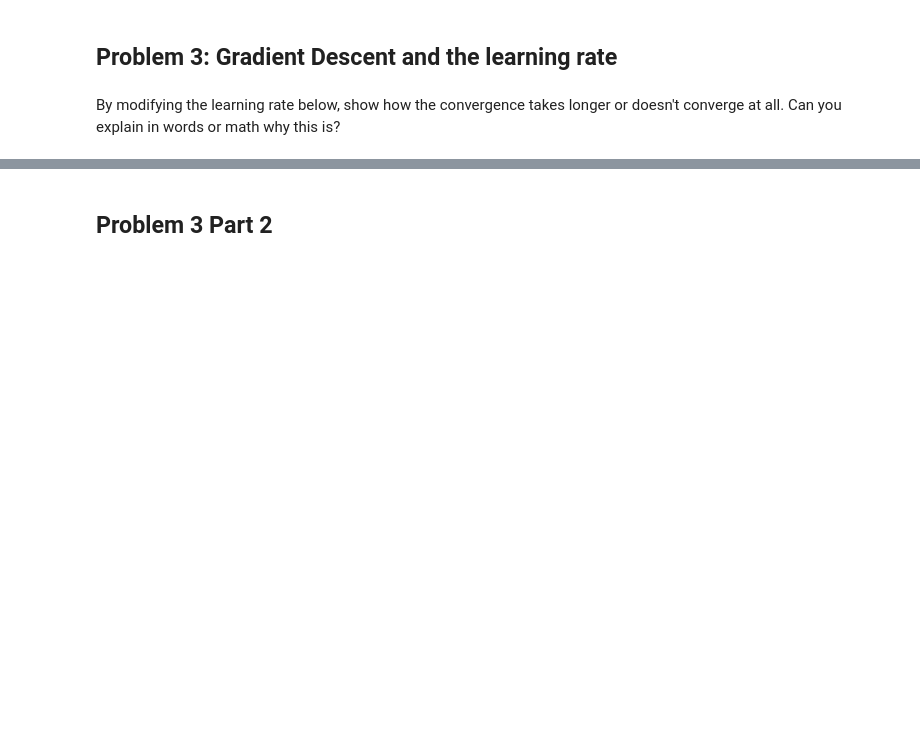
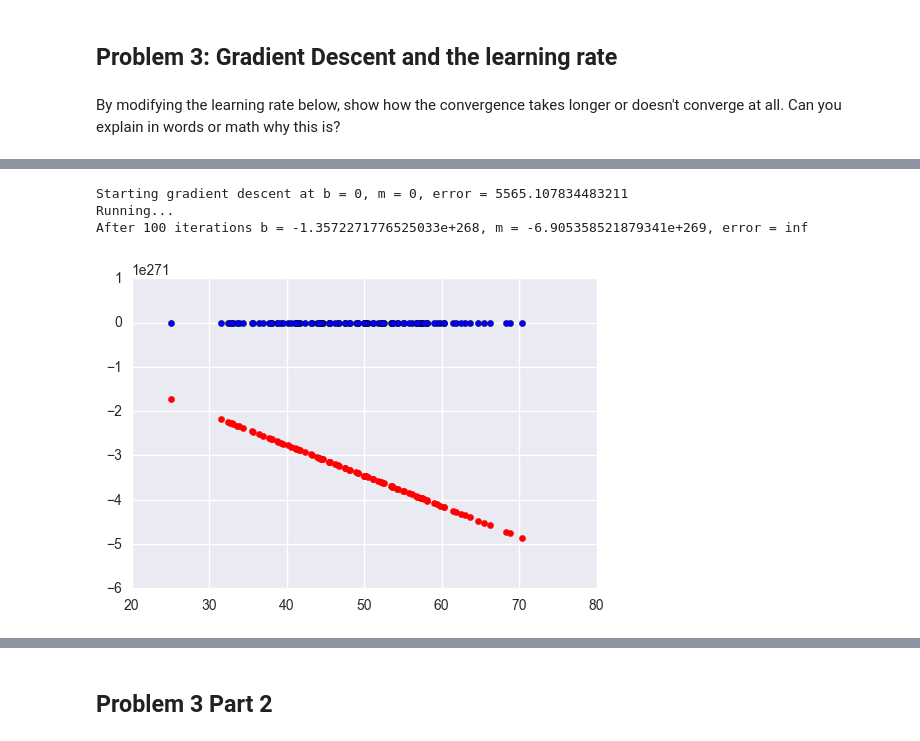
Before and after one commit to Columbia-Intro-Data-Science/python-introduction-radifi, a Jupyter notebook: Homework 1 - Github and Pandas-RachelField.ipynb, the cells around one changed output, grey strips where cells are left out. Cells and saved outputs as stored; diff of their text form; code cells hidden in the pictures; blank space fills up the shorter version.

```diff
--- a/Homework 1 - Github and Pandas-RachelField.ipynb
+++ b/Homework 1 - Github and Pandas-RachelField.ipynb
@@ -237 +329,22 @@ After 100 iterations b = 0.0350749705923, m = 1.47880271753, error = 112.6470566
 [figure]
+# %%
+def run(num_iterations):
+    points = genfromtxt("../data/data.csv", delimiter=",")
+    learning_rate = 0.1
+    initial_b = 0 # initial y-intercept guess
+    initial_m = 0 # initial slope guess
+    num_iterations = num_iterations
+    print ("Starting gradient descent at b = {0}, m = {1}, error = {2}".format(initial_b, initial_m, compute_error_for_line_given_points(initial_b, initial_m, points)))
+    print ("Running...")
+    [b, m] = gradient_descent_runner(points, initial_b, initial_m, learning_rate, num_iterations)
+    print ("After {0} iterations b = {1}, m = {2}, error = {3}".format(num_iterations, b, m, compute_error_for_line_given_points(b, m, points)))
+    for i in range(0,len(points)):
+        plt.scatter(points[i,0],points[i,1])
+        plt.scatter(points[i,0],m*points[i,0]+b,color='r')
+
+run(100)
+# %% [output]
+Starting gradient descent at b = 0, m = 0, error = 5565.107834483211
+Running...
+After 100 iterations b = -1.3572271776525033e+268, m = -6.905358521879341e+269, error = inf
+[figure, added]
```
Also changed, not shown: parts of 27 cells of this notebook.
